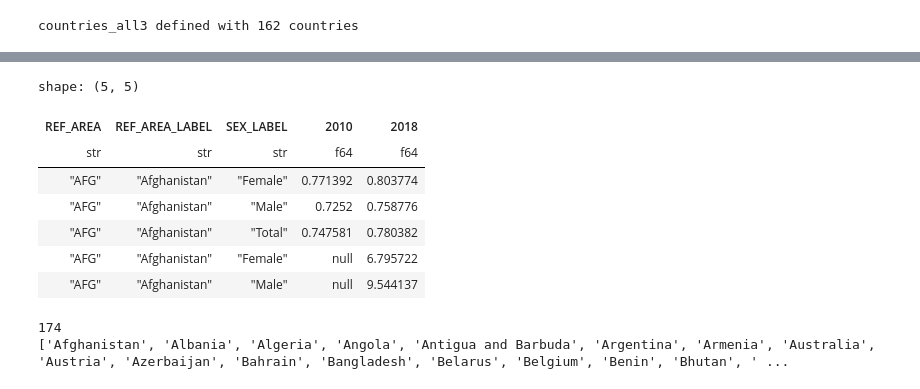
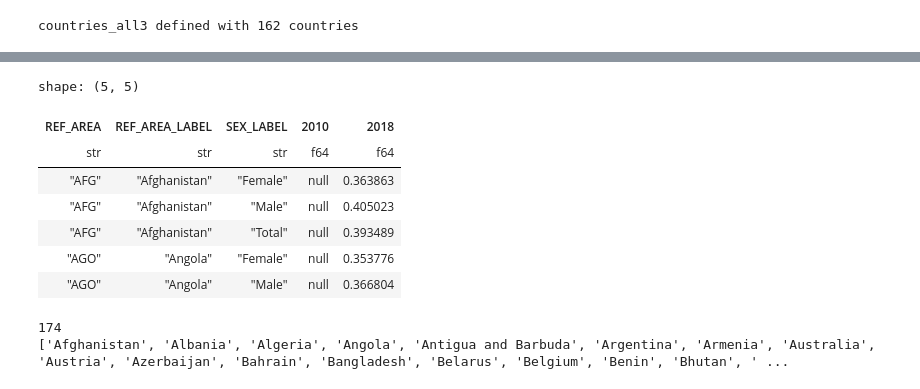
Before and after one commit to rachelv2/first_project, a Jupyter notebook: notebooks/data_cleaning_beatriz.ipynb, the cells around one changed output, grey strips where cells are left out. Saved outputs shown, nothing was run; the diff lists cells and outputs as text; code cells hidden in the pictures.

Commit message:
commited merged table and updated notebook

```diff
--- a/notebooks/data_cleaning_beatriz.ipynb
+++ b/notebooks/data_cleaning_beatriz.ipynb
@@ -271,19 +271,24 @@ shape: (5, 9)
 | "ISR" | "Israel" | "WB_WDI_NY_GDP_PCAP_CD" | "GDP per capita (current US$)" | "Total" | "All age ranges or no breakdown… | 31439.088703 | 42362.665275 | "other" |
 | "BIH" | "Bosnia and Herzegovina" | "WB_WDI_SP_POP_4549_FE_5Y" | "Population ages 45-49, female … | "Female" | "45 to 49 years old" | 7.431352 | 6.273706 | "working_age" |
 # %%
+hci_pl = hci_pl.filter(
+    pl.col('INDICATOR_LABEL') == 'Human Capital Index (scale 0-1)'
+)
+
 hci_pl = hci_pl.select([
-    'REF_AREA','REF_AREA_LABEL', 'SEX_LABEL','2010', '2018'])
+    'REF_AREA', 'REF_AREA_LABEL', 'SEX_LABEL', '2010', '2018'
+])
 
 hci_pl.head()
 # %% [output]
 shape: (5, 5)
 | REF_AREA | REF_AREA_LABEL | SEX_LABEL | 2010 | 2018 |
 | str | str | str | f64 | f64 |
-| "AFG" | "Afghanistan" | "Female" | 0.771392 | 0.803774 |
-| "AFG" | "Afghanistan" | "Male" | 0.7252 | 0.758776 |
-| "AFG" | "Afghanistan" | "Total" | 0.747581 | 0.780382 |
-| "AFG" | "Afghanistan" | "Female" | null | 6.795722 |
-| "AFG" | "Afghanistan" | "Male" | null | 9.544137 |
+| "AFG" | "Afghanistan" | "Female" | null | 0.363863 |
+| "AFG" | "Afghanistan" | "Male" | null | 0.405023 |
+| "AFG" | "Afghanistan" | "Total" | null | 0.393489 |
+| "AGO" | "Angola" | "Female" | null | 0.353776 |
+| "AGO" | "Angola" | "Male" | null | 0.366804 |
 # %%
 #Standardizing the country names in the HCI dataset to match those in the World Bank dataset:
 
```
Also changed, not shown: parts of 12 cells of this notebook, 1 other file.
